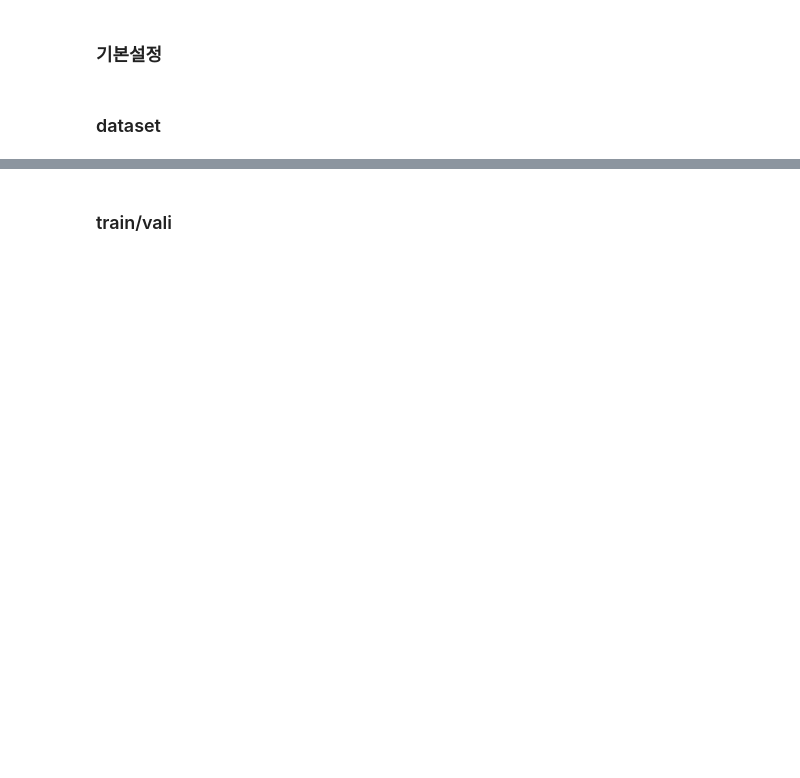
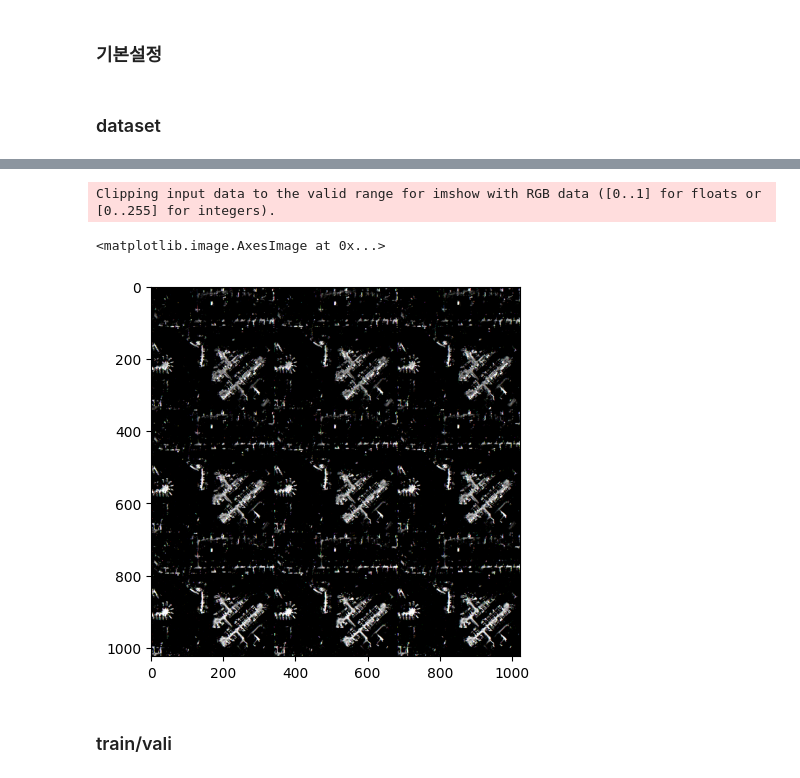
Before and after one commit to KURasengan/SWdacon, a Jupyter notebook: minseo/finetune_sam.ipynb, the cells around one changed output, grey strips where cells are left out. Cells and saved outputs as stored; diff of their text form; code cells hidden in the pictures; blank space fills up the shorter version.

```diff
--- a/minseo/finetune_sam.ipynb
+++ b/minseo/finetune_sam.ipynb
@@ -16,29 +18,28 @@ from tqdm import tqdm
 # %%
 config = {
     'device': torch.device('cuda' if torch.cuda.is_available() else 'cpu'),
-    'base_path': 'C:/SWdacon/minseo/data/', # change relative path of data
-    'train_data': 'train.csv', # change train data csv name
+    'base_path': 'C:/SWdacon/minseo/open/', # change relative path of data
+    'train_data': 'zeroto20.csv', # change train data csv name
     'test_data': 'test20.csv', # change test data csv name
     'seed': 42,
     'valid_size': 0.3,
     'early_stopping': 3,
     'train' : {
        'batch_size' : 4,
-       'num_workers': 1,
+       'num_workers': 0,
        'epochs': 5,
        'lr': 1e-4,
        'wd':0  ## weight decay
     },
     'inference' : {
        'batch_size' : 4,
-       'num_workers': 1,
+       'num_workers': 0,
        'threshold': 0.35,
     },
 }
 # %%
-sam_model = sam_model_registry['vit_h'](checkpoint='C:/SAM/segment-anything/checkpoints/sam_vit_h_4b8939.pth')
-optimizer = torch.optim.Adam(sam_model.mask_decoder.parameters(),lr=config['train']['lr'])
-loss_fn = torch.nn.MSELoss()
+sam_model = sam_model_registry['vit_t'](checkpoint='C:/SAM/MobileSAM/weights/mobile_sam.pt')
+# sam_model = sam_model_registry['vit_h'](checkpoint='C:/SAM/segment-anything/checkpoints/sam_vit_h_4b8939.pth')
 device = torch.device('cuda' if torch.cuda.is_available() else 'cpu')
 # %%
 # 시드 고정 함수
@@ -135,3 +132,14 @@ train_dataloader = DataLoader(train_dataset, batch_size=config['train']['batch_s
 
 valid_dataset = CustomDataset(img_paths=val['img_path'], mask_rles=val['mask_rle'])
 valid_dataloader = DataLoader(valid_dataset , batch_size=config['train']['batch_size'], shuffle=True, num_workers=config['train']['num_workers'])
+# %%
+for transformed_datas, image_embedding,sparse_embeddings,dense_embeddings, gt_masks in tqdm(train_dataloader):
+    for i in range(len(gt_masks)):
+        low_res_masks, iou_predictions = sam_model.mask_decoder(
+            image_embeddings=image_embedding[i],
+            image_pe=sam_model.prompt_encoder.get_dense_pe(),
+            sparse_prompt_embeddings=sparse_embeddings[i],
+            dense_prompt_embeddings=dense_embeddings[i],
+            multimask_output=False,
+        )
+        print(low_res_masks.shape)
@@ -138,3 +166,9 @@ valid_dataloader = DataLoader(valid_dataset , batch_size=config['train']['batch_
+# %%
+plt.imshow(transformed_datas['image'][0].squeeze().reshape(1024,1024,3))
+# %% [output]
+Clipping input data to the valid range for imshow with RGB data ([0..1] for floats or [0..255] for integers).
+<matplotlib.image.AxesImage at 0x...>
+[figure, added]
 # %% [markdown]
 ### train/vali
 # %%
```
Also changed, not shown: parts of 18 cells of this notebook.
